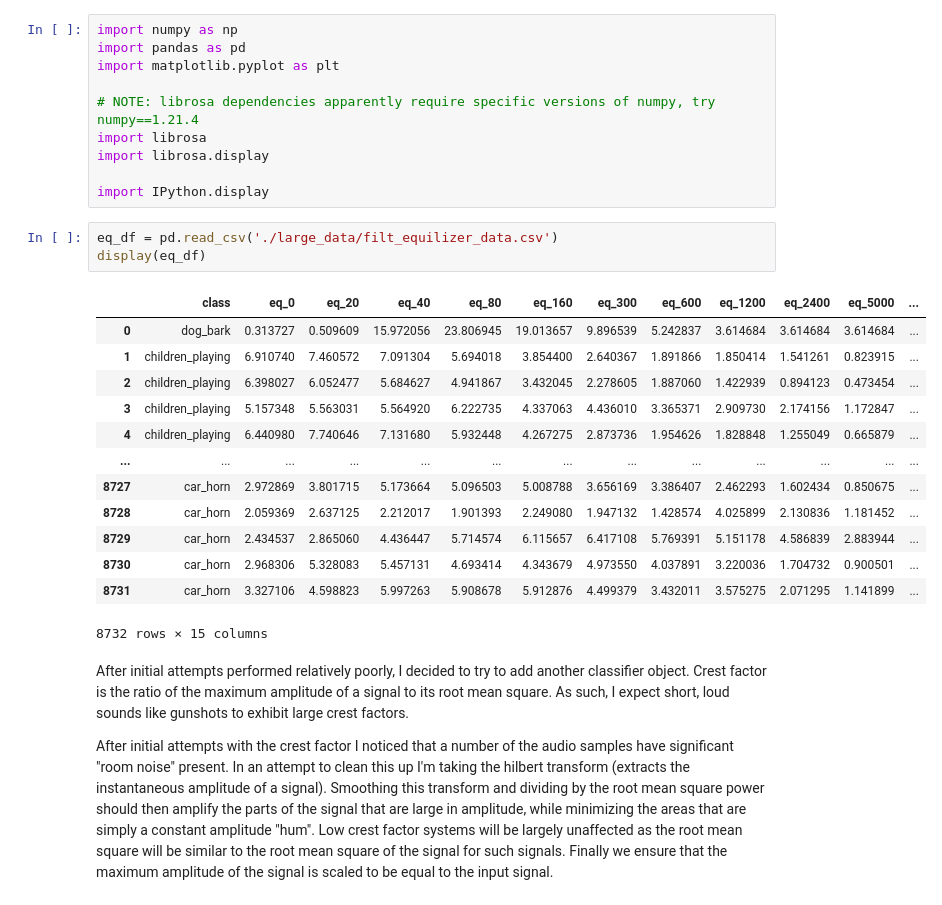
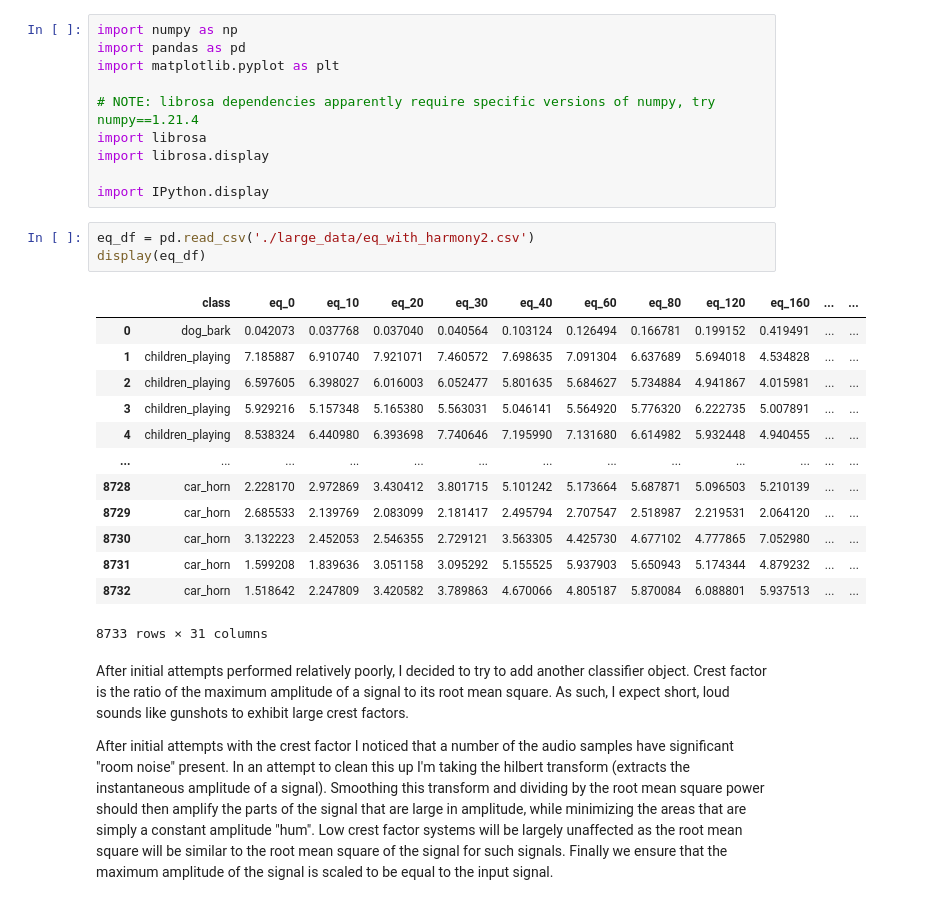
Before and after one commit to mrhheffernan/erdio-dev, a Jupyter notebook: BasicNN_Clasification.ipynb, the cells around one changed output. Drawn from its saved outputs; the diff is of its cells as text.

```diff
--- a/BasicNN_Clasification.ipynb
+++ b/BasicNN_Clasification.ipynb
@@ -9,22 +9,22 @@ import librosa.display
 
 import IPython.display
 # %%
-eq_df = pd.read_csv('./large_data/filt_equilizer_data.csv')
+eq_df = pd.read_csv('./large_data/eq_with_harmony2.csv')
 display(eq_df)
 # %% [output]
-|  | class | eq_0 | eq_20 | eq_40 | eq_80 | eq_160 | eq_300 | eq_600 | eq_1200 | eq_2400 | eq_5000 | ... |
-| 0 | dog_bark | 0.313727 | 0.509609 | 15.972056 | 23.806945 | 19.013657 | 9.896539 | 5.242837 | 3.614684 | 3.614684 | 3.614684 | ... |
-| 1 | children_playing | 6.910740 | 7.460572 | 7.091304 | 5.694018 | 3.854400 | 2.640367 | 1.891866 | 1.850414 | 1.541261 | 0.823915 | ... |
-| 2 | children_playing | 6.398027 | 6.052477 | 5.684627 | 4.941867 | 3.432045 | 2.278605 | 1.887060 | 1.422939 | 0.894123 | 0.473454 | ... |
-| 3 | children_playing | 5.157348 | 5.563031 | 5.564920 | 6.222735 | 4.337063 | 4.436010 | 3.365371 | 2.909730 | 2.174156 | 1.172847 | ... |
-| 4 | children_playing | 6.440980 | 7.740646 | 7.131680 | 5.932448 | 4.267275 | 2.873736 | 1.954626 | 1.828848 | 1.255049 | 0.665879 | ... |
+|  | class | eq_0 | eq_10 | eq_20 | eq_30 | eq_40 | eq_60 | eq_80 | eq_120 | eq_160 | ... | ... |
+| 0 | dog_bark | 0.042073 | 0.037768 | 0.037040 | 0.040564 | 0.103124 | 0.126494 | 0.166781 | 0.199152 | 0.419491 | ... | ... |
+| 1 | children_playing | 7.185887 | 6.910740 | 7.921071 | 7.460572 | 7.698635 | 7.091304 | 6.637689 | 5.694018 | 4.534828 | ... | ... |
+| 2 | children_playing | 6.597605 | 6.398027 | 6.016003 | 6.052477 | 5.801635 | 5.684627 | 5.734884 | 4.941867 | 4.015981 | ... | ... |
+| 3 | children_playing | 5.929216 | 5.157348 | 5.165380 | 5.563031 | 5.046141 | 5.564920 | 5.776320 | 6.222735 | 5.007891 | ... | ... |
+| 4 | children_playing | 8.538324 | 6.440980 | 6.393698 | 7.740646 | 7.195990 | 7.131680 | 6.614982 | 5.932448 | 4.940455 | ... | ... |
 | ... | ... | ... | ... | ... | ... | ... | ... | ... | ... | ... | ... | ... |
-| 8727 | car_horn | 2.972869 | 3.801715 | 5.173664 | 5.096503 | 5.008788 | 3.656169 | 3.386407 | 2.462293 | 1.602434 | 0.850675 | ... |
-| 8728 | car_horn | 2.059369 | 2.637125 | 2.212017 | 1.901393 | 2.249080 | 1.947132 | 1.428574 | 4.025899 | 2.130836 | 1.181452 | ... |
-| 8729 | car_horn | 2.434537 | 2.865060 | 4.436447 | 5.714574 | 6.115657 | 6.417108 | 5.769391 | 5.151178 | 4.586839 | 2.883944 | ... |
-| 8730 | car_horn | 2.968306 | 5.328083 | 5.457131 | 4.693414 | 4.343679 | 4.973550 | 4.037891 | 3.220036 | 1.704732 | 0.900501 | ... |
-| 8731 | car_horn | 3.327106 | 4.598823 | 5.997263 | 5.908678 | 5.912876 | 4.499379 | 3.432011 | 3.575275 | 2.071295 | 1.141899 | ... |
+| 8728 | car_horn | 2.228170 | 2.972869 | 3.430412 | 3.801715 | 5.101242 | 5.173664 | 5.687871 | 5.096503 | 5.210139 | ... | ... |
+| 8729 | car_horn | 2.685533 | 2.139769 | 2.083099 | 2.181417 | 2.495794 | 2.707547 | 2.518987 | 2.219531 | 2.064120 | ... | ... |
+| 8730 | car_horn | 3.132223 | 2.452053 | 2.546355 | 2.729121 | 3.563305 | 4.425730 | 4.677102 | 4.777865 | 7.052980 | ... | ... |
+| 8731 | car_horn | 1.599208 | 1.839636 | 3.051158 | 3.095292 | 5.155525 | 5.937903 | 5.650943 | 5.174344 | 4.879232 | ... | ... |
+| 8732 | car_horn | 1.518642 | 2.247809 | 3.420582 | 3.789863 | 4.670066 | 4.805187 | 5.870084 | 6.088801 | 5.937513 | ... | ... |
-8732 rows × 15 columns
+8733 rows × 31 columns
 # %% [markdown]
 After initial attempts performed relatively poorly, I decided to try to add another classifier object. Crest factor is the ratio of the maximum amplitude of a signal to its root mean square. As such, I expect short, loud sounds like gunshots to exhibit large crest factors.
 
```
Also changed, not shown: parts of 15 cells of this notebook, 1 other file.
